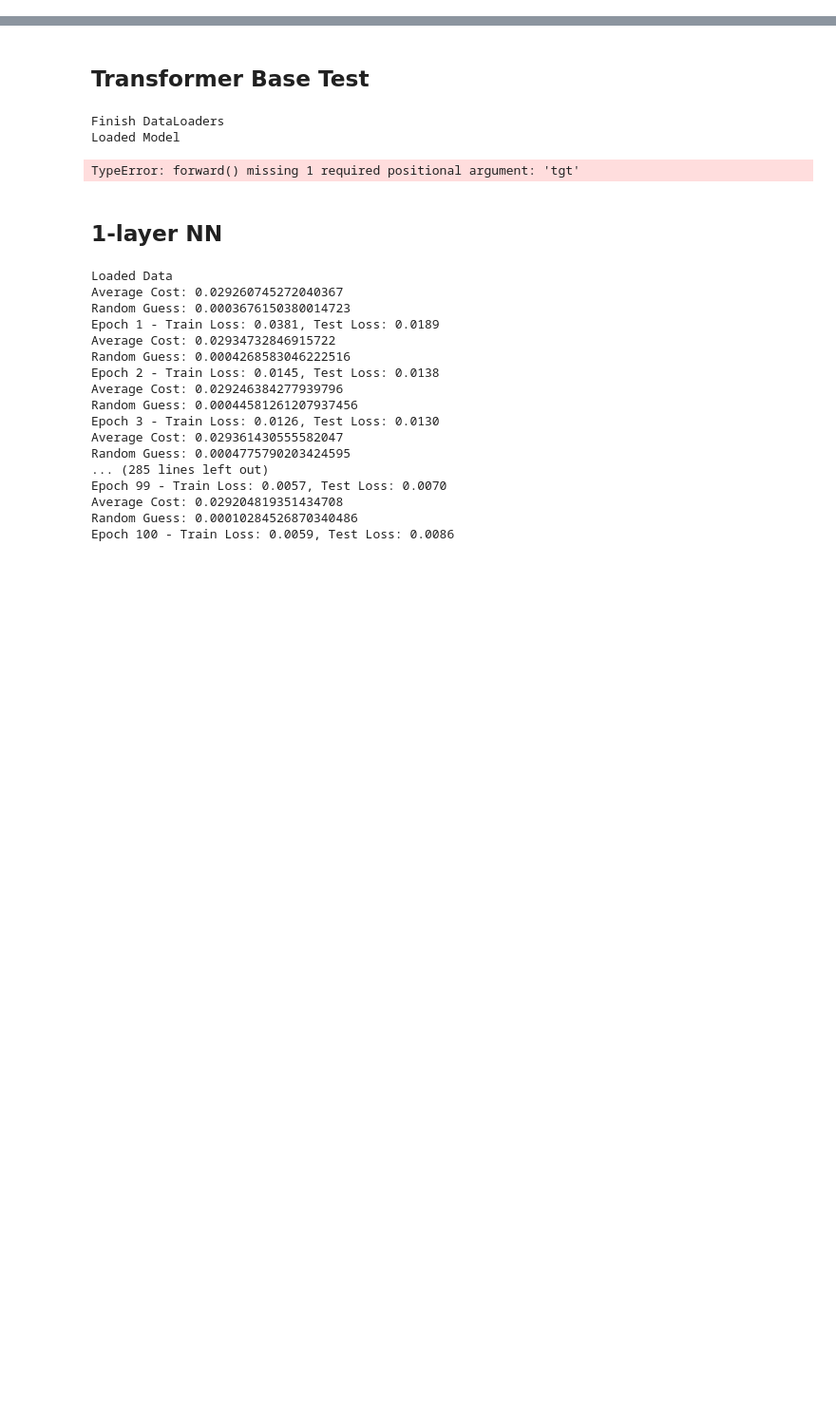
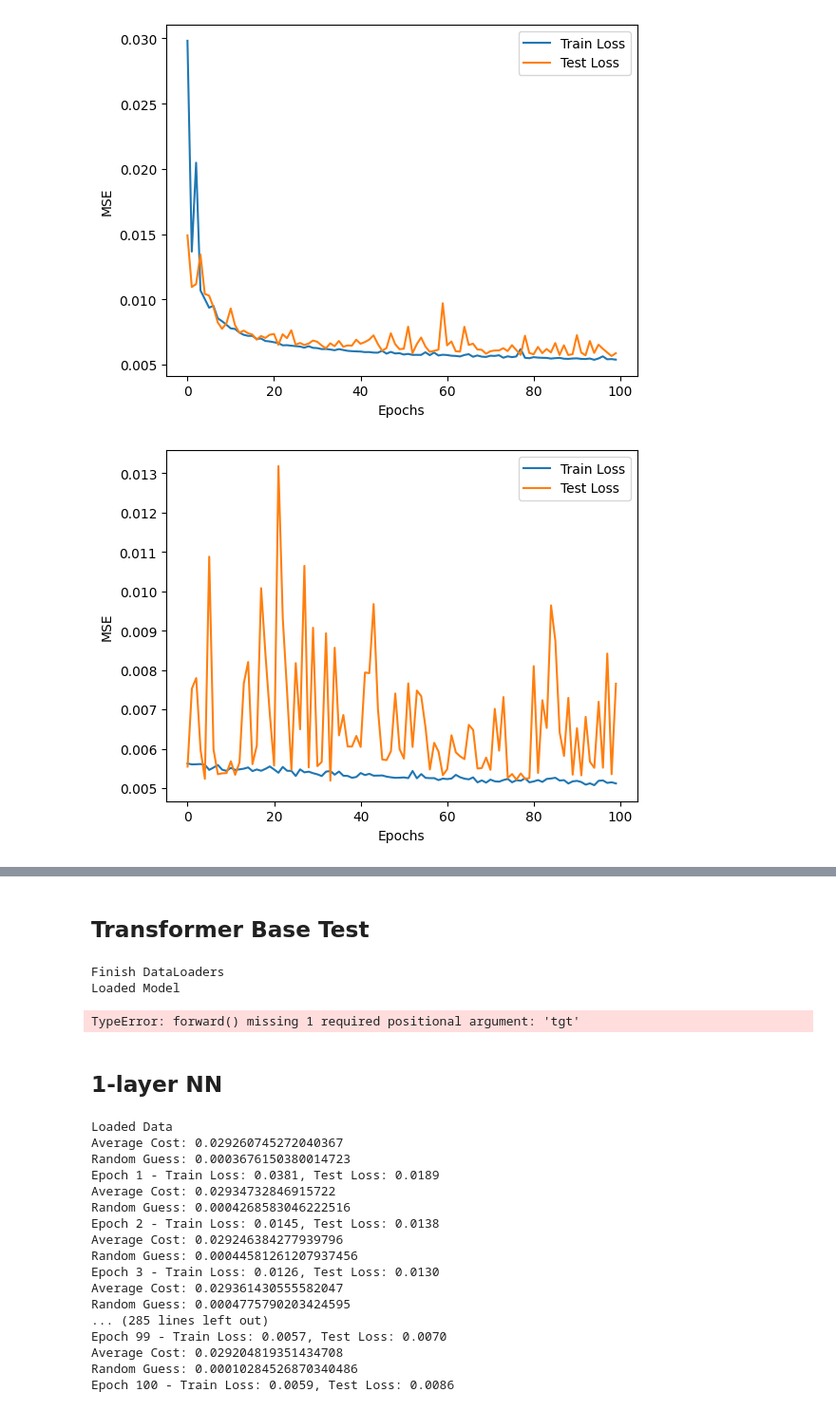
Before and after one commit to david5010/antenna_arrays, a Jupyter notebook: tests.ipynb, the cells around one changed output, grey strips where cells are left out. Shown: that part at 95% size. Drawn from its saved outputs; the diff is of its cells as text; code cells hidden in the pictures; blank space fills up the shorter version.

```diff
--- a/tests.ipynb
+++ b/tests.ipynb
@@ -41,6 +44,6 @@ learning_rate = 1e-3
 num_epochs = 100
 criterion = nn.MSELoss()
 optimizer = optim.Adam(ff1.parameters(), lr = learning_rate)
-size = 64
+size = 128
 
-train_loss1, test_loss2 = cross_validate(5, ff1, optimizer, criterion, num_epochs, data, size, device)
+train_loss1, test_loss1 = cross_validate(5, ff1, optimizer, criterion, num_epochs, data, size,True, device)
@@ -81,0 +63,11 @@ print(avg_test_loss2)
+# %%
+for i in range(5):
+    plt.plot(train_loss1[i], label = 'Train Loss')
+    plt.plot(test_loss1[i], label = 'Test Loss')
+    plt.xlabel('Epochs')
+    plt.ylabel('MSE')
+    plt.legend()
+    plt.show()
+# %% [output]
+[figure, added]
+[figure, added]
```
Also changed, not shown: parts of 7 cells of this notebook, 4 other files.
